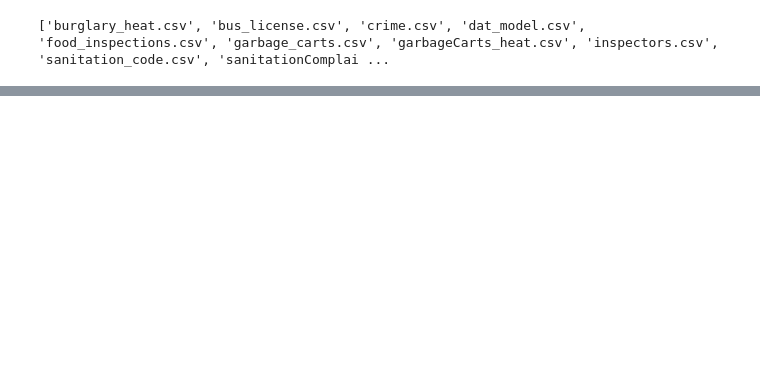
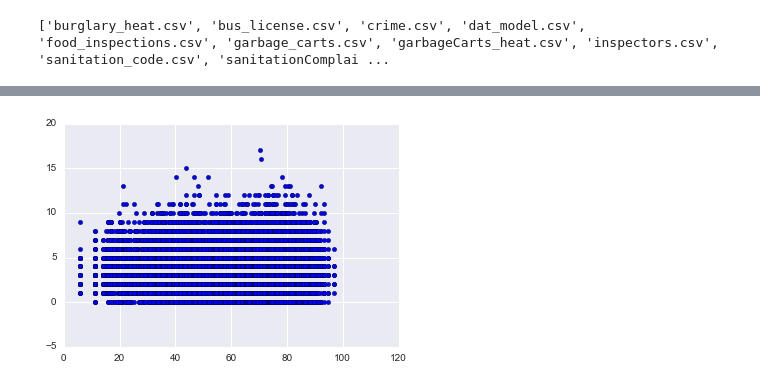
Before and after one commit to Fggw/exploration, a Jupyter notebook: exploration.ipynb, the cells around one changed output, grey strips where cells are left out. Saved outputs shown, nothing was run; the diff lists cells and outputs as text; code cells hidden in the pictures; blank space fills up the shorter version.

```diff
--- a/exploration.ipynb
+++ b/exploration.ipynb
@@ -11,7 +17,7 @@ import seaborn as sns
 import os
 # %%
 datadir = '../data/'
-datafiles = os.listdir(datadir)
+datafiles = [f for f in os.listdir(datadir) if '.csv' in f]
 # %%
 print datafiles, len(datafiles)
 # %% [output]
@@ -69,0 +75,4 @@ plt.show()
+# %%
+dat_model_df['Inspection_Date'] = dat_model_df['Inspection_Date'].apply(lambda v : datetime.fromordinal(v) + timedelta(days=365*1970))
+# %%
+dat_model_df.sort(columns='Inspection_Date')
@@ -69,0 +98,6 @@ plt.show()
+# %%
+plt.figure()
+plt.scatter(dat_model_df['temperatureMax'], dat_model_df['minorCount'])
+plt.show()
+# %% [output]
+[figure, added]
```
Also changed, not shown: parts of 8 cells of this notebook, 2 other files.
